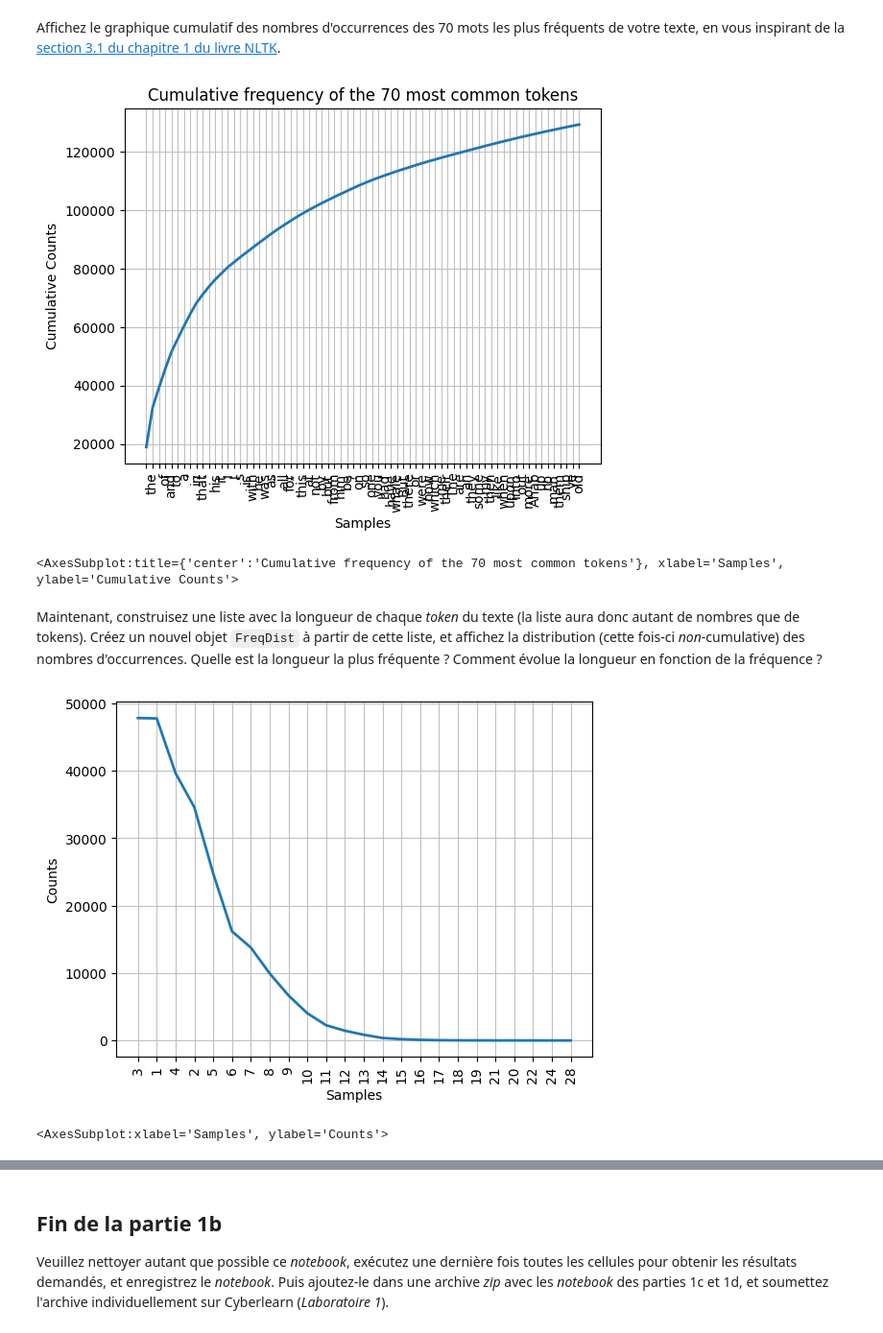
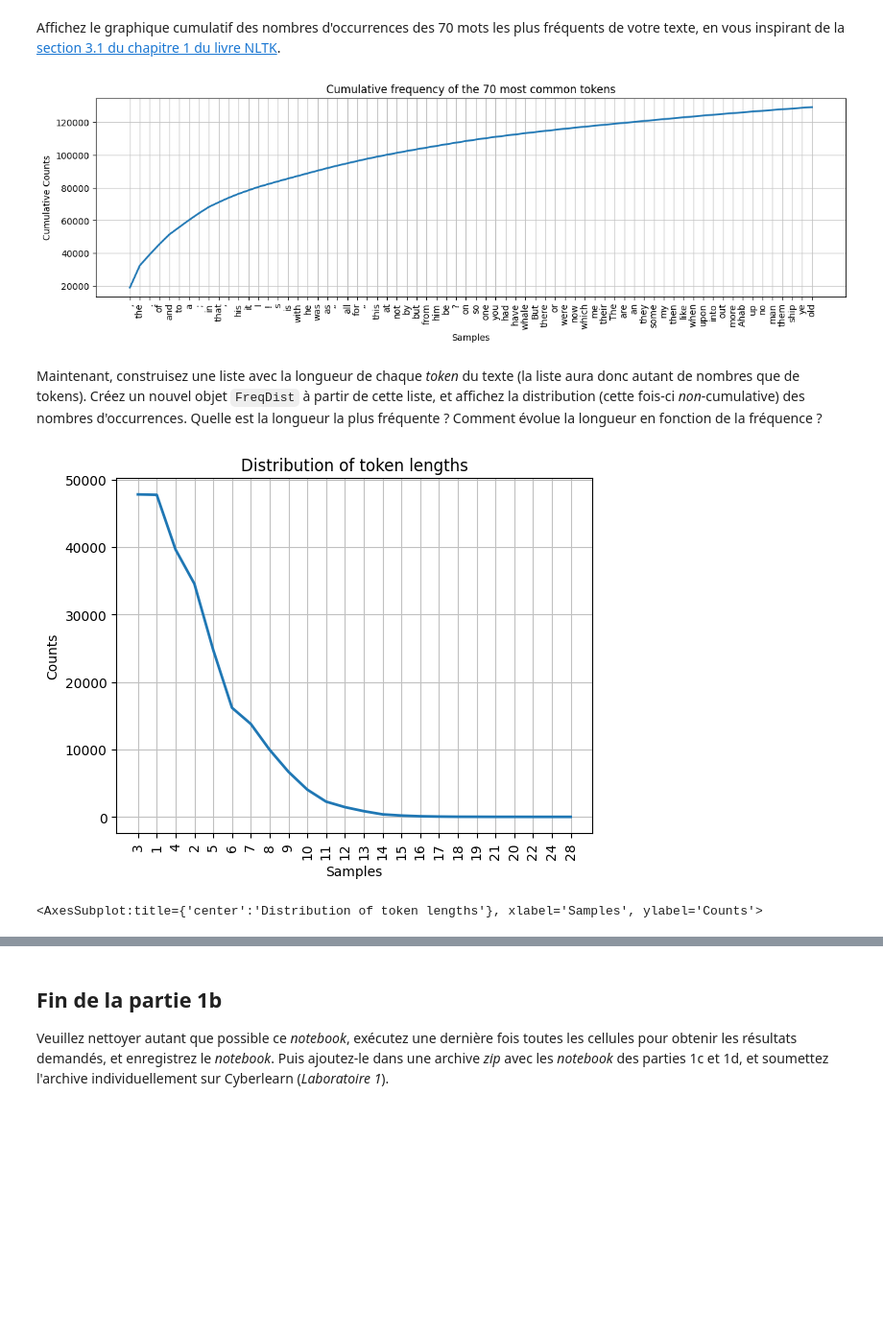
Before and after one commit to Nelson-Jnrnd/TAL_L1, a Jupyter notebook: TAL_Labo1b_student.ipynb, the cells around one changed output, grey strips where cells are left out. Shown: that part at 96% size. Cells and saved outputs as stored; diff of their text form; code cells hidden in the pictures; blank space fills up the shorter version.

```diff
--- a/TAL_Labo1b_student.ipynb
+++ b/TAL_Labo1b_student.ipynb
@@ -245,18 +274,18 @@ import matplotlib.pyplot as plt
 Affichez le graphique cumulatif des nombres d'occurrences des 70 mots les plus fréquents de votre texte, en vous inspirant de la  [section 3.1 du chapitre 1 du livre NLTK](http://www.nltk.org/book/ch01.html#frequency-distributions).
 # %%
 # Please write your Python code in this cell and execute it.
-fdist.plot(70, cumulative=True, title="Cumulative frequency of the 70 most common tokens")
+plt.figure(figsize=(15, 4))
+ax = fdist.plot(70, cumulative=True, title="Cumulative frequency of the 70 most common tokens")
 # %% [output]
-[figure, old version]
+[figure, new version]
-<AxesSubplot:title={'center':'Cumulative frequency of the 70 most common tokens'}, xlabel='Samples', ylabel='Cumulative Counts'>
 # %% [markdown]
 Maintenant, construisez une liste avec la longueur de chaque _token_ du texte (la liste aura donc autant de nombres que de tokens).  Créez un nouvel objet `FreqDist` à partir de cette liste, et affichez la distribution (cette fois-ci _non_-cumulative) des nombres d'occurrences.  Quelle est la longueur la plus fréquente ?  Comment évolue la longueur en fonction de la fréquence ?
 # %%
 # Please write your Python code in this cell and execute it.
 tokenLengths = [len(w) for w in text_words_2]
 tokenDist = nltk.FreqDist(tokenLengths)
-tokenDist.plot()
+tokenDist.plot(title = "Distribution of token lengths")
 # %% [output]
-[figure, old version]
+[figure, new version]
-<AxesSubplot:xlabel='Samples', ylabel='Counts'>
+<AxesSubplot:title={'center':'Distribution of token lengths'}, xlabel='Samples', ylabel='Counts'>
 # %% [markdown]
```
Also changed, not shown: parts of 5 cells of this notebook, 2 other files.
